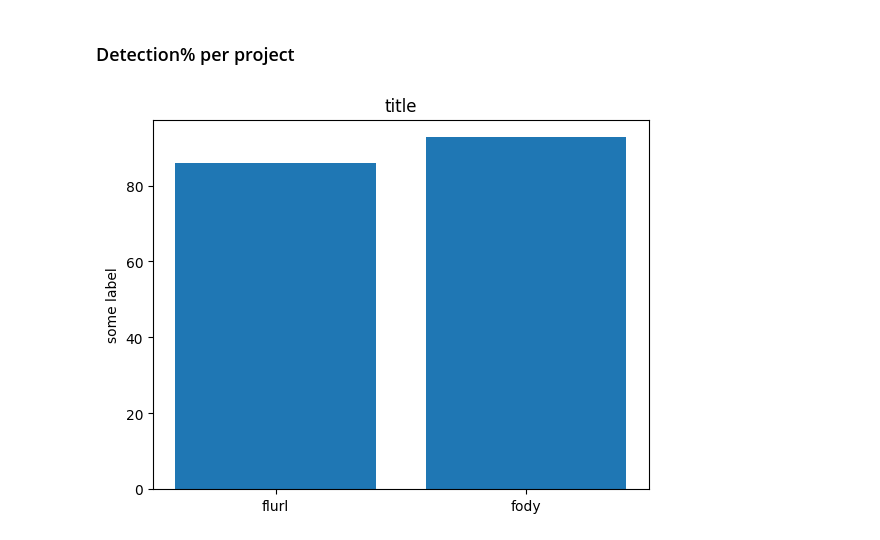
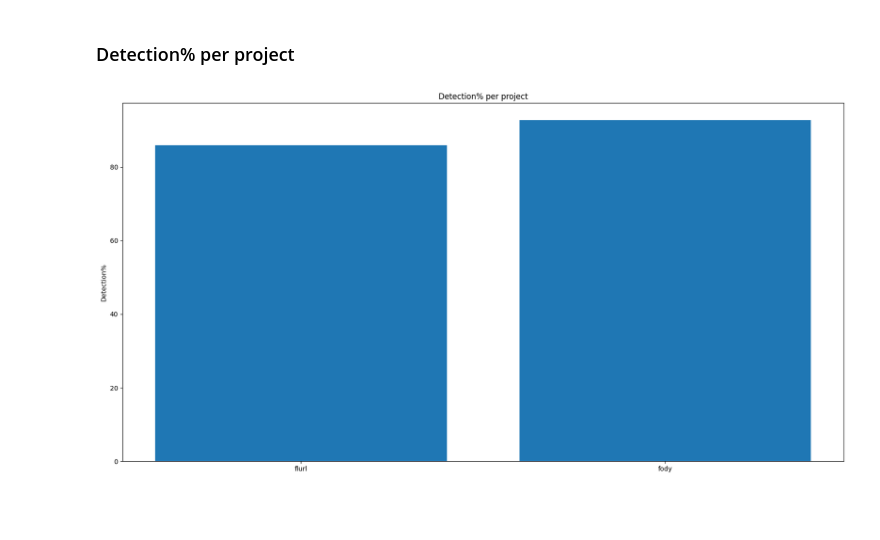
Before and after one commit to gregory-paidis-sonarsource/analysis-quality-extractor, a Jupyter notebook: src/main/output_visualize/visualize.ipynb, the cells around one changed output. Saved outputs shown, nothing was run; the diff lists cells and outputs as text; code cells hidden in the pictures; blank space fills up the shorter version.

Commit message:
Edit visualization, added detection% and deviation%

```diff
--- a/src/main/output_visualize/visualize.ipynb
+++ b/src/main/output_visualize/visualize.ipynb
@@ -85,6 +85,7 @@ def generate_grouped_bars(labels, values1, values2, label1, label2, comparer, yl
 
 def generate_single_bars(labels, values, ylabel="", title =""):
     fig, ax = plt.subplots()
+    fig.set_size_inches(PLOT_W, PLOT_H)
 
     labels, values = sort_zipped_single(labels, values)
 
@@ -172,25 +173,25 @@ generate_grouped_bars_sort_by_sum(
 # %%
 import matplotlib.pyplot as plt
 
 
 path = BASE_PATH + "summary_lang_specific"
 
 def get_valid_lines(lines):
     valid = []
     for l in lines[3:]:
         if l.startswith("======"):
             return valid
         else:
             valid.append(l)
 
 with open(path, "rt") as f:
     lines = f.readlines()
     lines = get_valid_lines(lines)
 
 splitted = [l.split(DELIMITER) for l in lines]
 labels = [l[0] for l in splitted]
 detections = [float(l[3].replace(",",".")) for l in splitted]
 
-generate_single_bars(labels, detections, ylabel="some label", title="title")
+generate_single_bars(labels, detections, ylabel="Detection%", title="Detection% per project")
 # %% [output]
-[figure, old version]
+[figure, new version]
```
Also changed, not shown: parts of 3 cells of this notebook.
